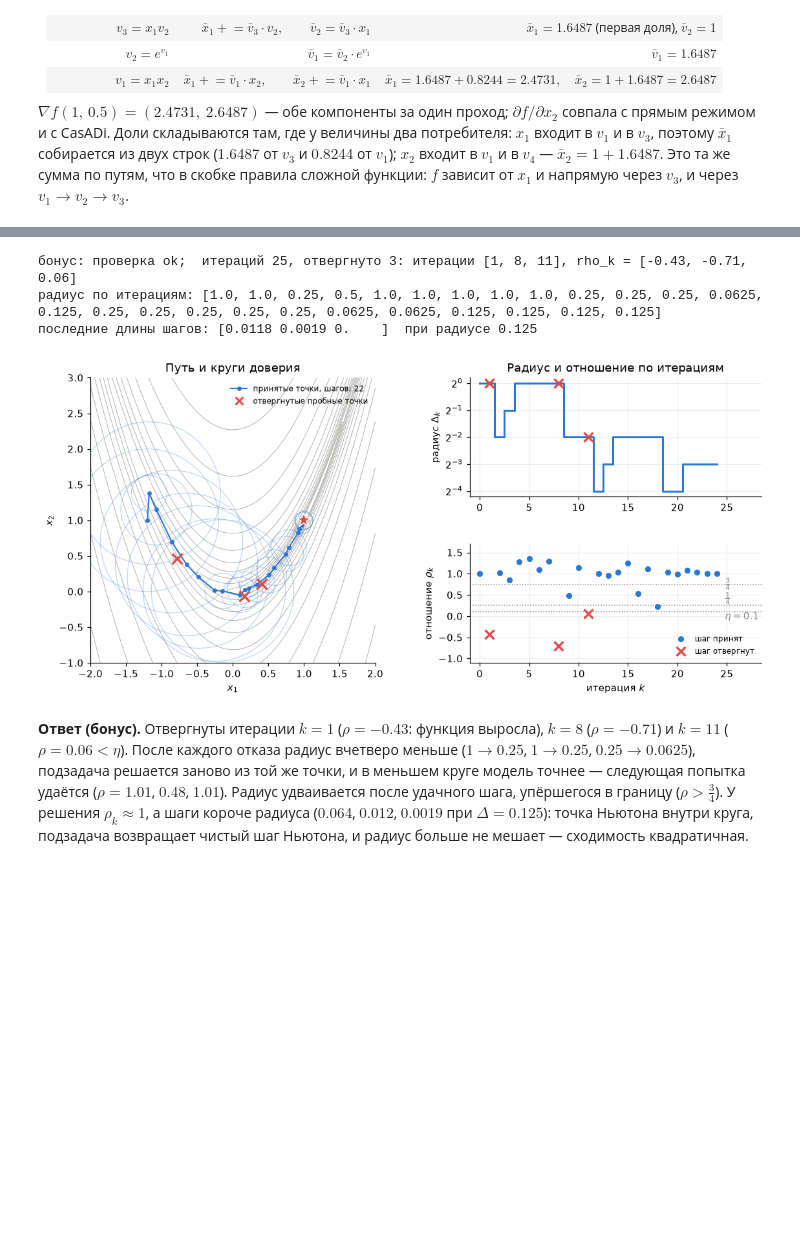
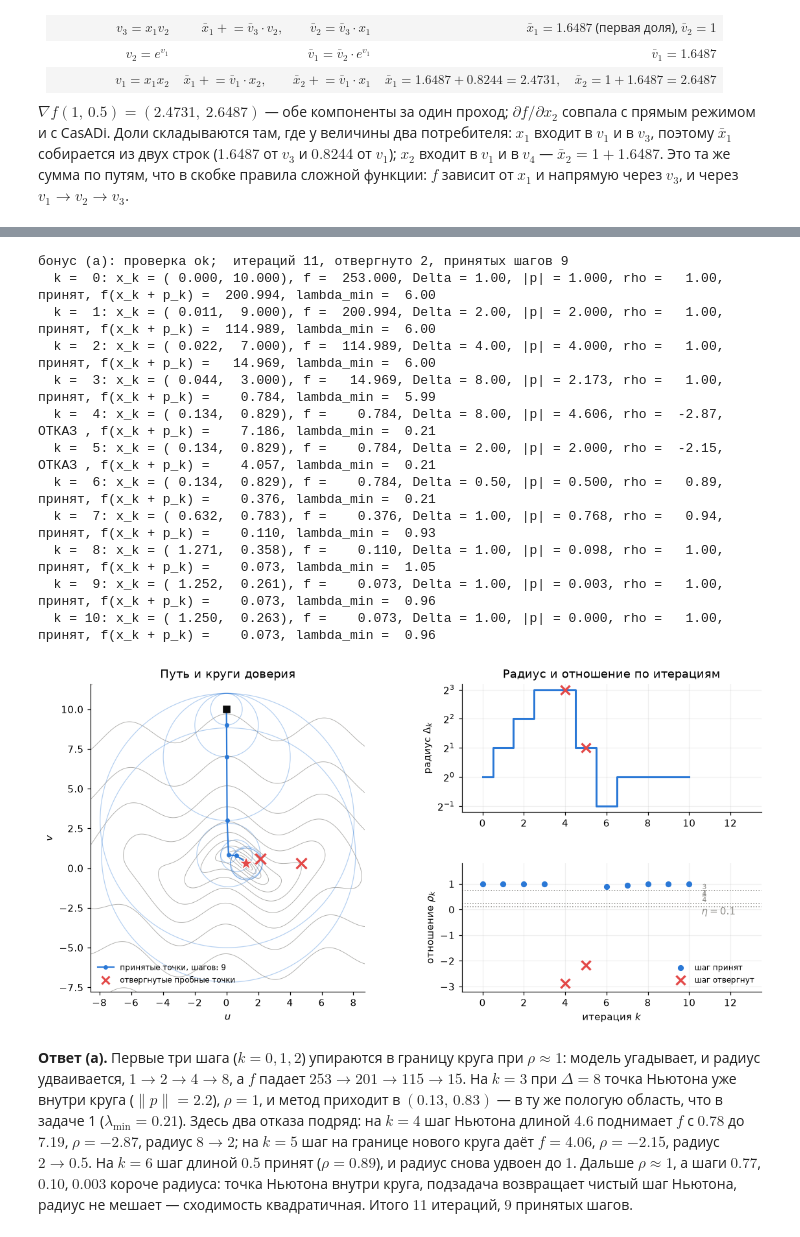
Before and after one commit to IlyaChichkanov/Numerical-Optimization, a Jupyter notebook: homeworks/hw04_solution.ipynb, the cells around one changed output, grey strips where cells are left out. Saved outputs shown, nothing was run; the diff lists cells and outputs as text; code cells hidden in the pictures; blank space fills up the shorter version.

```diff
--- a/homeworks/hw04_solution.ipynb
+++ b/homeworks/hw04_solution.ipynb
@@ -418,23 +421,32 @@ def trust_region(f, grad, hess, x0, solve_sub, Delta=1.0, Delta_max=10.0, eta=0.
             x = x + p; fx = f_new; path.append(x.copy())
     return x, maxit, np.array(path), hist
 # %%
-if "trust_region" in globals():         # бонус: выполняется, только если вы написали trust_region
-    x_tr, k_tr, path_tr, hist_tr = trust_region(rosen, rosen_grad, rosen_hess, X0_ROSEN, tr_exact)
+if "trust_region" in globals():         # бонус (а): выполняется, только если вы написали trust_region
+    x_tr, k_tr, path_tr, hist_tr = trust_region(f_valley, grad_valley, hess_valley, X0_VALLEY, tr_exact)
     n_rej = sum(not h[4] for h in hist_tr)
-    assert np.allclose(x_tr, [1, 1], atol=1e-5), f"метод должен прийти в минимум (1, 1), а пришёл в {x_tr}"
-    assert (k_tr, n_rej) == (25, 3), \
-        f"в конспекте 25 итераций и 3 отвергнутых шага, у вас {k_tr} и {n_rej}: сверьте правила радиуса, порог «на границе» и счёт отвергнутых"
-    rej = [k for k, h in enumerate(hist_tr) if not h[4]]
-    print(f"бонус: проверка ok;  итераций {k_tr}, отвергнуто {n_rej}: итерации {rej}, rho_k =", [round(float(hist_tr[k][3]), 2) for k in rej])
-    print("радиус по итерациям:", [h[2] for h in hist_tr])
-    print("последние длины шагов:", np.round([np.linalg.norm(h[1]) for h in hist_tr[-3:]], 4), " при радиусе", hist_tr[-1][2])
+    assert np.allclose(x_tr, X_STAR_VALLEY, atol=1e-3), f"метод должен прийти в минимум {X_STAR_VALLEY}, а пришёл в {x_tr}"
+    assert (k_tr, n_rej) == (11, 2), \
+        f"ожидается 11 итераций и 2 отвергнутых шага, у вас {k_tr} и {n_rej}: сверьте правила радиуса, порог «на границе» и счёт отвергнутых"
+    print(f"бонус (а): проверка ok;  итераций {k_tr}, отвергнуто {n_rej}, принятых шагов {len(path_tr) - 1}")
+    for k, (xk, pk, Dk, rk, ok) in enumerate(hist_tr):
+        print(f"  k = {k:2d}: x_k = ({xk[0]:6.3f}, {xk[1]:6.3f}), f = {f_valley(xk):8.3f}, Delta = {Dk:4.2f}, |p| = {np.linalg.norm(pk):5.3f}, "
+              f"rho = {rk:6.2f}, {'принят' if ok else 'ОТКАЗ '}, f(x_k + p_k) = {f_valley(xk + pk):8.3f}, lambda_min = {np.linalg.eigvalsh(hess_valley(xk))[0]:5.2f}")
     plot_tr(hist_tr, path_tr); plt.show()
 else:
     print("бонус пропущен")
 # %% [output]
-бонус: проверка ok;  итераций 25, отвергнуто 3: итерации [1, 8, 11], rho_k = [-0.43, -0.71, 0.06]
-радиус по итерациям: [1.0, 1.0, 0.25, 0.5, 1.0, 1.0, 1.0, 1.0, 1.0, 0.25, 0.25, 0.25, 0.0625, 0.125, 0.25, 0.25, 0.25, 0.25, 0.25, 0.0625, 0.0625, 0.125, 0.125, 0.125, 0.125]
-последние длины шагов: [0.0118 0.0019 0.    ]  при радиусе 0.125
+бонус (а): проверка ok;  итераций 11, отвергнуто 2, принятых шагов 9
+  k =  0: x_k = ( 0.000, 10.000), f =  253.000, Delta = 1.00, |p| = 1.000, rho =   1.00, принят, f(x_k + p_k) =  200.994, lambda_min =  6.00
+  k =  1: x_k = ( 0.011,  9.000), f =  200.994, Delta = 2.00, |p| = 2.000, rho =   1.00, принят, f(x_k + p_k) =  114.989, lambda_min =  6.00
+  k =  2: x_k = ( 0.022,  7.000), f =  114.989, Delta = 4.00, |p| = 4.000, rho =   1.00, принят, f(x_k + p_k) =   14.969, lambda_min =  6.00
+  k =  3: x_k = ( 0.044,  3.000), f =   14.969, Delta = 8.00, |p| = 2.173, rho =   1.00, принят, f(x_k + p_k) =    0.784, lambda_min =  5.99
+  k =  4: x_k = ( 0.134,  0.829), f =    0.784, Delta = 8.00, |p| = 4.606, rho =  -2.87, ОТКАЗ , f(x_k + p_k) =    7.186, lambda_min =  0.21
+  k =  5: x_k = ( 0.134,  0.829), f =    0.784, Delta = 2.00, |p| = 2.000, rho =  -2.15, ОТКАЗ , f(x_k + p_k) =    4.057, lambda_min =  0.21
+  k =  6: x_k = ( 0.134,  0.829), f =    0.784, Delta = 0.50, |p| = 0.500, rho =   0.89, принят, f(x_k + p_k) =    0.376, lambda_min =  0.21
+  k =  7: x_k = ( 0.632,  0.783), f =    0.376, Delta = 1.00, |p| = 0.768, rho =   0.94, принят, f(x_k + p_k) =    0.110, lambda_min =  0.93
+  k =  8: x_k = ( 1.271,  0.358), f =    0.110, Delta = 1.00, |p| = 0.098, rho =   1.00, принят, f(x_k + p_k) =    0.073, lambda_min =  1.05
+  k =  9: x_k = ( 1.252,  0.261), f =    0.073, Delta = 1.00, |p| = 0.003, rho =   1.00, принят, f(x_k + p_k) =    0.073, lambda_min =  0.96
+  k = 10: x_k = ( 1.250,  0.263), f =    0.073, Delta = 1.00, |p| = 0.000, rho =   1.00, принят, f(x_k + p_k) =    0.073, lambda_min =  0.96
-[figure, old version]
+[figure, new version]
 # %% [markdown]
-**Ответ (бонус).** Отвергнуты итерации $k=1$ ($\rho=-0.43$: функция выросла), $k=8$ ($\rho=-0.71$) и $k=11$ ($\rho=0.06<\eta$). После каждого отказа радиус вчетверо меньше ($1\to0.25$, $1\to0.25$, $0.25\to0.0625$), подзадача решается заново из той же точки, и в меньшем круге модель точнее — следующая попытка удаётся ($\rho=1.01$, $0.48$, $1.01$). Радиус удваивается после удачного шага, упёршегося в границу ($\rho>\tfrac34$). У решения $\rho_k\approx1$, а шаги короче радиуса ($0.064$, $0.012$, $0.0019$ при $\Delta=0.125$): точка Ньютона внутри круга, подзадача возвращает чистый шаг Ньютона, и радиус больше не мешает — сходимость квадратичная.
+**Ответ (а).** Первые три шага ($k=0,1,2$) упираются в границу круга при $\rho\approx1$: модель угадывает, и радиус удваивается, $1\to2\to4\to8$, а $f$ падает $253\to201\to115\to15$. На $k=3$ при $\Delta=8$ точка Ньютона уже внутри круга ($\lVert p\rVert=2.2$), $\rho=1$, и метод приходит в $(0.13,\,0.83)$ — в ту же пологую область, что в задаче 1 ($\lambda_{\min}=0.21$). Здесь два отказа подряд: на $k=4$ шаг Ньютона длиной $4.6$ поднимает $f$ с $0.78$ до $7.19$, $\rho=-2.87$, радиус $8\to2$; на $k=5$ шаг на границе нового круга даёт $f=4.06$, $\rho=-2.15$, радиус $2\to0.5$. На $k=6$ шаг длиной $0.5$ принят ($\rho=0.89$), и радиус снова удвоен до $1$. Дальше $\rho\approx1$, а шаги $0.77$, $0.10$, $0.003$ короче радиуса: точка Ньютона внутри круга, подзадача возвращает чистый шаг Ньютона, радиус не мешает — сходимость квадратичная. Итого $11$ итераций, $9$ принятых шагов.
```
Also changed, not shown: parts of 6 cells of this notebook.
